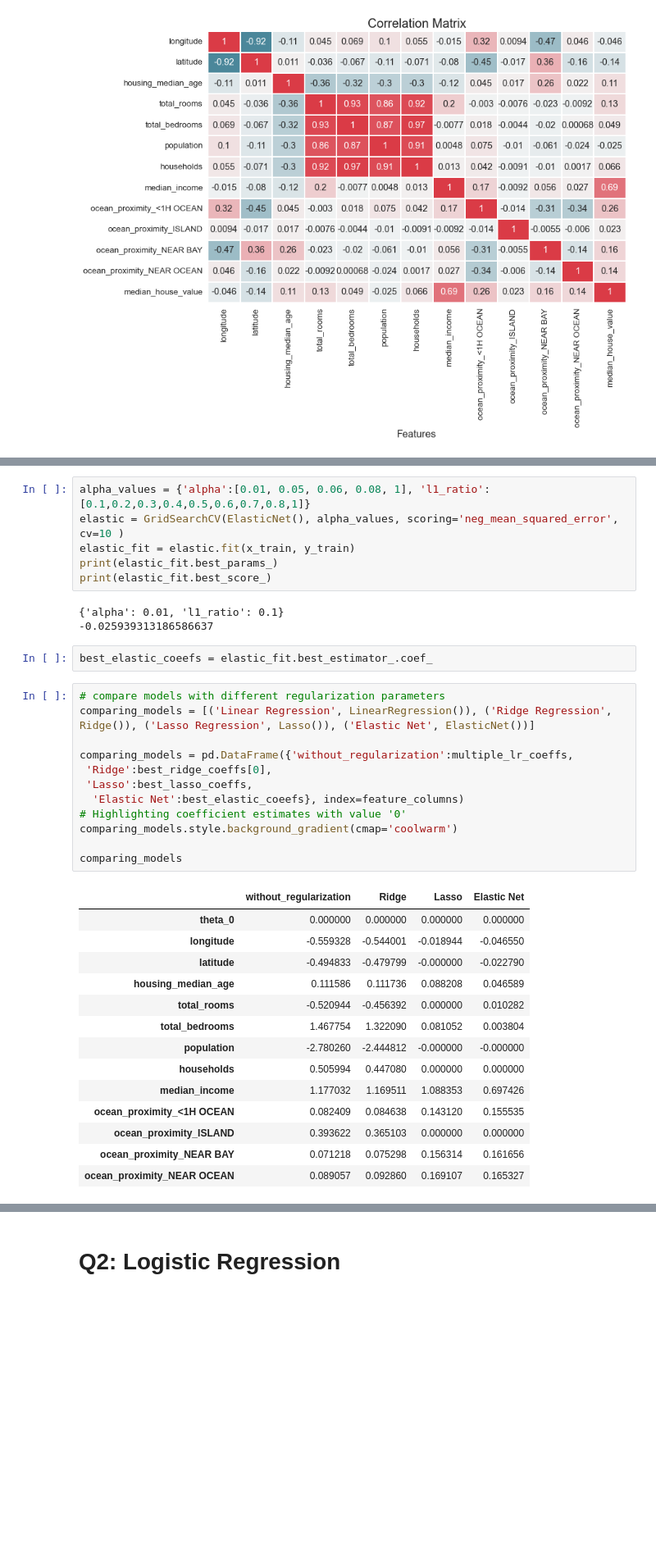
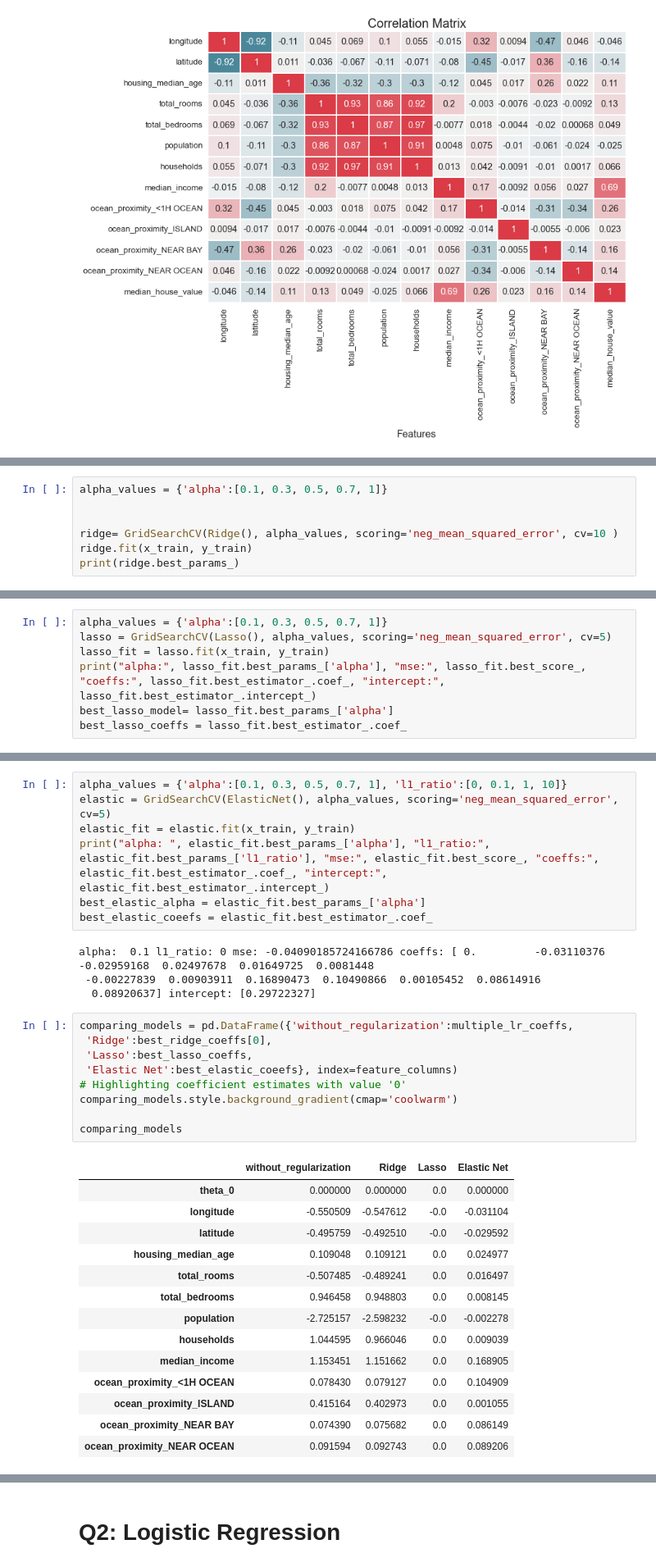
Before and after one commit to a-m-kyp/ML-HW, a Jupyter notebook: HW#2.ipynb, the cells around one changed output, grey strips where cells are left out. Shown: that part at 82% size. Saved outputs shown, nothing was run; the diff lists cells and outputs as text; blank space fills up the shorter version.

```diff
--- a/HW#2.ipynb
+++ b/HW#2.ipynb
@@ -832,0 +820,7 @@ print(ridge.best_params_)
+# %%
+alpha_values = {'alpha':[0.1, 0.3, 0.5, 0.7, 1]}
+
+
+ridge= GridSearchCV(Ridge(), alpha_values, scoring='neg_mean_squared_error', cv=10 )
+ridge.fit(x_train, y_train)
+print(ridge.best_params_)
@@ -878,0 +843,7 @@ plt.show()
+# %%
+alpha_values = {'alpha':[0.1, 0.3, 0.5, 0.7, 1]}
+lasso = GridSearchCV(Lasso(), alpha_values, scoring='neg_mean_squared_error', cv=5)
+lasso_fit = lasso.fit(x_train, y_train)
+print("alpha:", lasso_fit.best_params_['alpha'], "mse:", lasso_fit.best_score_, "coeffs:", lasso_fit.best_estimator_.coef_, "intercept:", lasso_fit.best_estimator_.intercept_)
+best_lasso_model= lasso_fit.best_params_['alpha']
+best_lasso_coeffs = lasso_fit.best_estimator_.coef_
@@ -879,41 +852,38 @@ plt.show()
 # %%
-alpha_values = {'alpha':[0.01, 0.05, 0.06, 0.08, 1], 'l1_ratio':[0.1,0.2,0.3,0.4,0.5,0.6,0.7,0.8,1]}
-elastic = GridSearchCV(ElasticNet(), alpha_values, scoring='neg_mean_squared_error', cv=10 )
+alpha_values = {'alpha':[0.1, 0.3, 0.5, 0.7, 1], 'l1_ratio':[0, 0.1, 1, 10]}
+elastic = GridSearchCV(ElasticNet(), alpha_values, scoring='neg_mean_squared_error', cv=5)
 elastic_fit = elastic.fit(x_train, y_train)
-print(elastic_fit.best_params_)
-print(elastic_fit.best_score_)
+print("alpha: ", elastic_fit.best_params_['alpha'], "l1_ratio:", elastic_fit.best_params_['l1_ratio'], "mse:", elastic_fit.best_score_, "coeffs:", elastic_fit.best_estimator_.coef_, "intercept:", elastic_fit.best_estimator_.intercept_)
+best_elastic_alpha = elastic_fit.best_params_['alpha']
+best_elastic_coeefs = elastic_fit.best_estimator_.coef_
 # %% [output]
-{'alpha': 0.01, 'l1_ratio': 0.1}
--0.025939313186586637
+alpha:  0.1 l1_ratio: 0 mse: -0.04090185724166786 coeffs: [ 0.         -0.03110376 -0.02959168  0.02497678  0.01649725  0.0081448
+ -0.00227839  0.00903911  0.16890473  0.10490866  0.00105452  0.08614916
+  0.08920637] intercept: [0.29722327]
-# %%
-best_elastic_coeefs = elastic_fit.best_estimator_.coef_
 # %%
-# compare models with different regularization parameters
-comparing_models = [('Linear Regression', LinearRegression()), ('Ridge Regression', Ridge()), ('Lasso Regression', Lasso()), ('Elastic Net', ElasticNet())]
-
 comparing_models = pd.DataFrame({'without_regularization':multiple_lr_coeffs,
  'Ridge':best_ridge_coeffs[0],
  'Lasso':best_lasso_coeffs,
-  'Elastic Net':best_elastic_coeefs}, index=feature_columns)
+ 'Elastic Net':best_elastic_coeefs}, index=feature_columns)
 # Highlighting coefficient estimates with value '0'
 comparing_models.style.background_gradient(cmap='coolwarm')
 
 comparing_models
 # %% [output]
 |  | without_regularization | Ridge | Lasso | Elastic Net |
-| theta_0 | 0.000000 | 0.000000 | 0.000000 | 0.000000 |
-| longitude | -0.559328 | -0.544001 | -0.018944 | -0.046550 |
-| latitude | -0.494833 | -0.479799 | -0.000000 | -0.022790 |
-| housing_median_age | 0.111586 | 0.111736 | 0.088208 | 0.046589 |
-| total_rooms | -0.520944 | -0.456392 | 0.000000 | 0.010282 |
-| total_bedrooms | 1.467754 | 1.322090 | 0.081052 | 0.003804 |
-| population | -2.780260 | -2.444812 | -0.000000 | -0.000000 |
-| households | 0.505994 | 0.447080 | 0.000000 | 0.000000 |
-| median_income | 1.177032 | 1.169511 | 1.088353 | 0.697426 |
-| ocean_proximity_<1H OCEAN | 0.082409 | 0.084638 | 0.143120 | 0.155535 |
-| ocean_proximity_ISLAND | 0.393622 | 0.365103 | 0.000000 | 0.000000 |
-| ocean_proximity_NEAR BAY | 0.071218 | 0.075298 | 0.156314 | 0.161656 |
-| ocean_proximity_NEAR OCEAN | 0.089057 | 0.092860 | 0.169107 | 0.165327 |
+| theta_0 | 0.000000 | 0.000000 | 0.0 | 0.000000 |
+| longitude | -0.550509 | -0.547612 | -0.0 | -0.031104 |
+| latitude | -0.495759 | -0.492510 | -0.0 | -0.029592 |
+| housing_median_age | 0.109048 | 0.109121 | 0.0 | 0.024977 |
+| total_rooms | -0.507485 | -0.489241 | 0.0 | 0.016497 |
+| total_bedrooms | 0.946458 | 0.948803 | 0.0 | 0.008145 |
+| population | -2.725157 | -2.598232 | -0.0 | -0.002278 |
+| households | 1.044595 | 0.966046 | 0.0 | 0.009039 |
+| median_income | 1.153451 | 1.151662 | 0.0 | 0.168905 |
+| ocean_proximity_<1H OCEAN | 0.078430 | 0.079127 | 0.0 | 0.104909 |
+| ocean_proximity_ISLAND | 0.415164 | 0.402973 | 0.0 | 0.001055 |
+| ocean_proximity_NEAR BAY | 0.074390 | 0.075682 | 0.0 | 0.086149 |
+| ocean_proximity_NEAR OCEAN | 0.091594 | 0.092743 | 0.0 | 0.089206 |
 # %%
 plt.figure(figsize=(10,6))
 plt.plot(range(len(feature_columns)),comparing_models['without_regularization'], label='without_regularization')
```
Also changed, not shown: parts of 16 cells of this notebook.
